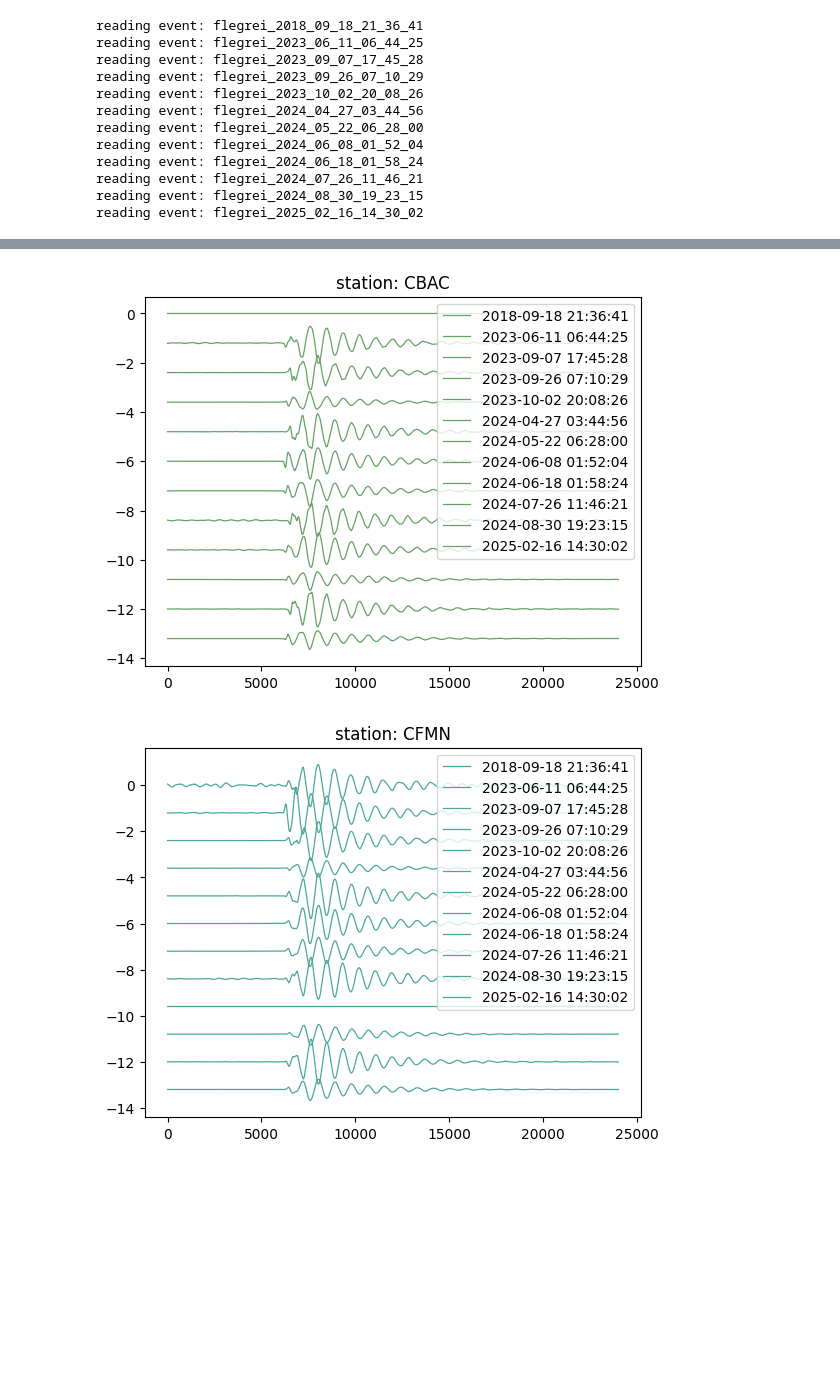
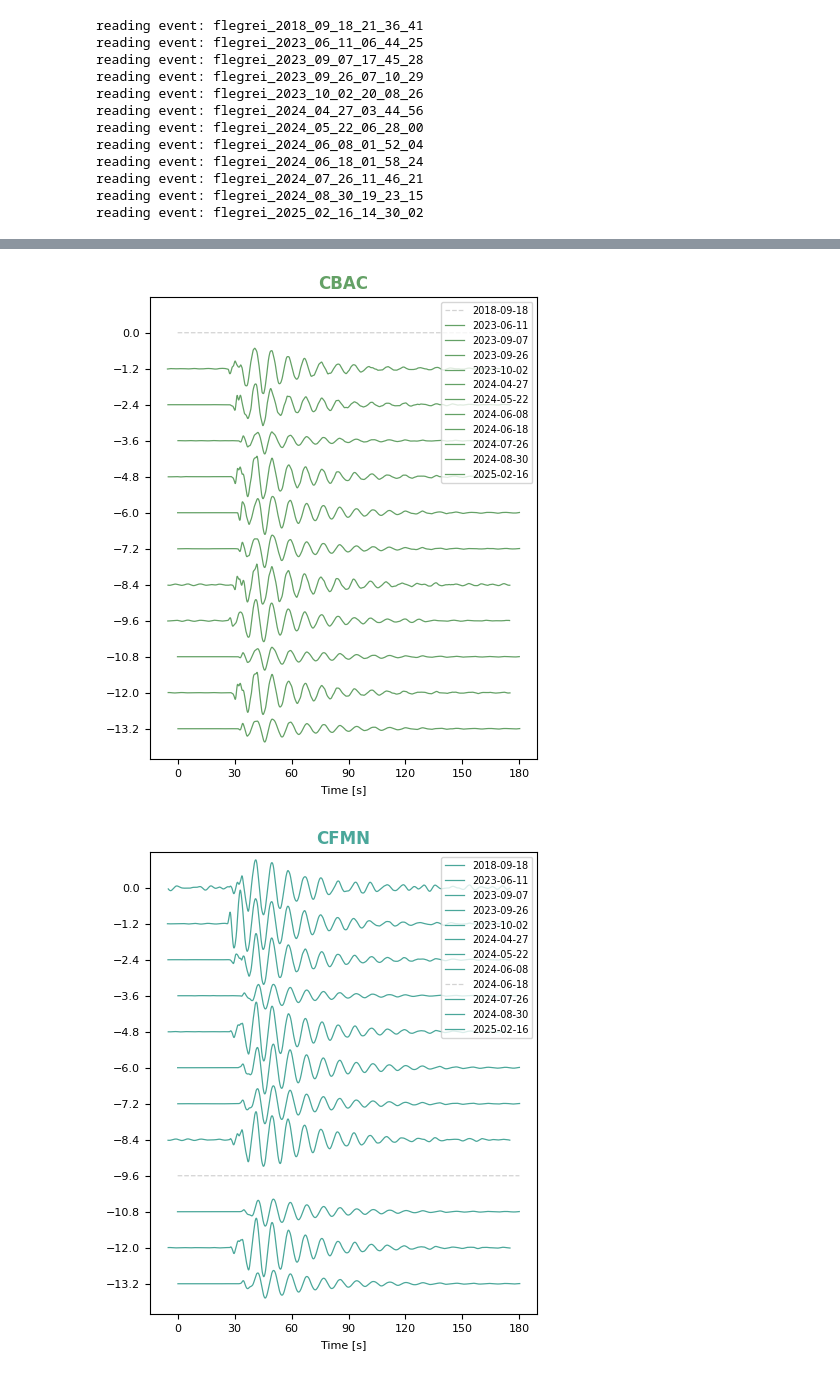
Before and after one commit to giacomorapagnani/CAMPI_FLEGREI_moment_tensor, a Jupyter notebook: codes/VLP_trace_similarity.ipynb, the cells around one changed output, grey strips where cells are left out. Drawn from its saved outputs; the diff is of its cells as text; code cells hidden in the pictures; blank space fills up the shorter version.

```diff
--- a/codes/VLP_trace_similarity.ipynb
+++ b/codes/VLP_trace_similarity.ipynb
@@ -100,12 +117,23 @@ flegrei_2025_02_16_14_30_02 t : 2.5527e+07
 # %%
+ref_tr=dict_traces['CPOZ']['flegrei_2024_04_27_03_44_56'][0].copy()
+
 for ev in dict_traces['CPOZ']:
-    tmp_corr=trace.correlate(dict_traces['CPOZ']['flegrei_2024_04_27_03_44_56'][0],dict_traces['CPOZ'][ev][0])
-    t, coef = tmp_corr.max()  # get time and value of maximum
-    print(t)
+    evtr = dict_traces['CPOZ'][ev][0].copy()
+    tmp_corr=trace.correlate(ref_tr,evtr,mode='same')
+
+    coef_max=np.max(tmp_corr.ydata)
+    coef_min=np.min(tmp_corr.ydata)
+    if coef_max>np.abs(coef_min):
+        coef=coef_max
+    else:
+        coef=coef_min
+    nt= np.where(tmp_corr.ydata==coef)[0][0]
+    t=tmp_corr.tmin + nt*tmp_corr.deltat
+    print(f'{ev} shifted of t : {t} s, coef : {coef}')
 
     for station in dict_traces:
         if dict_traces[station][ev] != []:
-            dict_traces[station][ev][0].shift(-t)        # align b with a
-            if t<0:
+            dict_traces[station][ev][0].shift(-t)        # align 'evtr' with 'ref_tr'
+            if coef<0:
                 dict_traces[station][ev][0].ydata *= -1
 # %% [output]
@@ -124,27 +152,33 @@ for ev in dict_traces['CPOZ']:
 # %%
 colors = {key.station: [] for key in stations}
 colors['CBAC']='#64A166'
 colors['CPOZ']='#515151'
 colors['CNIS']='#4481BD'
 colors['CFMN']='#4AA79A'
 
-zero_trace=np.zeros(len(tmp_trace.ydata))
+zero_trace=np.zeros(len(ref_tr.ydata))
+tax_zero=np.arange(ref_tr.tmin,ref_tr.tmax,ref_tr.deltat) - ref_tr.tmin
 
 for station in dict_traces:
     y_shift=0
-    plt.figure(f'{station}')
-    plt.title(f'station: {station}')
+    plt.figure(f'{station}',figsize=(5, 6))
+    plt.title(f'{station}',color=colors[station],fontweight='bold')
     for ev in dict_traces[station]:
-            tr_label=f'{ev[8:12]}-{ev[13:15]}-{ev[16:18]} {ev[19:21]}:{ev[22:24]}:{ev[25:]}'
+            tr_label=f'{ev[8:12]}-{ev[13:15]}-{ev[16:18]}'
             try:
-                trace=dict_traces[station][ev][0].ydata
-                plt.plot(trace - y_shift,label=tr_label,color=colors[station],linewidth=0.9)
+                trace_plt=dict_traces[station][ev][0]
+                tax=np.arange(trace_plt.tmin,trace_plt.tmax,trace_plt.deltat) - ref_tr.tmin
+                plt.plot(tax,trace_plt.ydata - y_shift,label=tr_label,color=colors[station],linewidth=0.9)
                 y_shift+=1.2
             except:
-                plt.plot(zero_trace - y_shift,label=tr_label,color=colors[station],linewidth=0.9)
+                plt.plot(tax_zero,zero_trace - y_shift,'--',label=tr_label,color='lightgray',linewidth=0.9)
                 y_shift+=1.2
-    plt.legend(loc=1)
-    #plt.savefig(plotdir+f'/{station}_similarity.pdf')
+    plt.ylim(-14.2,1.2)
+    plt.legend(loc=1,fontsize=7)
+    plt.yticks(ticks = list(np.arange(0,-14,-1.2)),fontsize=8)
+    plt.xticks(ticks = list(np.arange(0,210,30)),fontsize=8)
+    plt.xlabel('Time [s]',fontsize=8)
+    plt.savefig(plotdir+f'/{station}_similarity.pdf')
 # %% [output]
-[figure, old version]
+[figure, new version]
-[figure, old version]
+[figure, new version]
```
Also changed, not shown: parts of 7 cells of this notebook, 24 other files.
